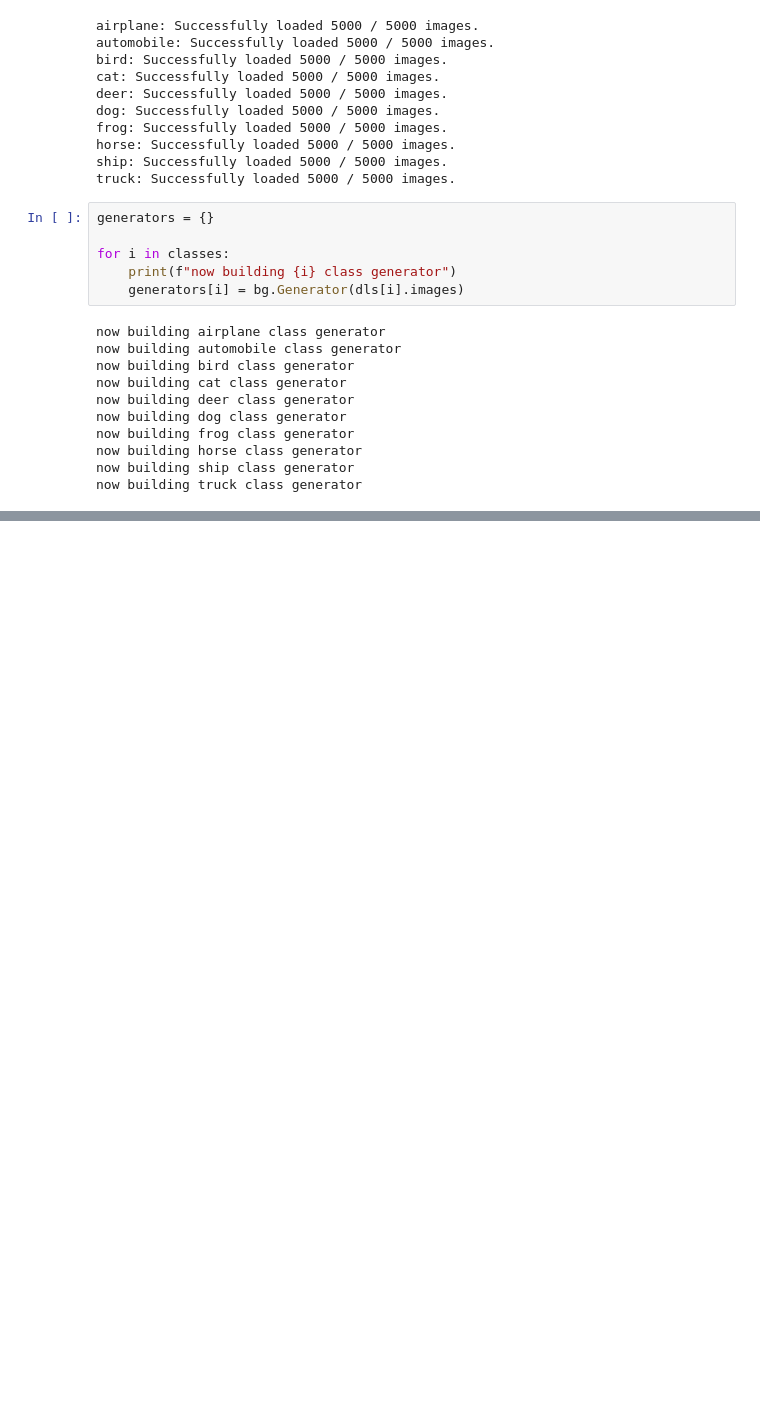
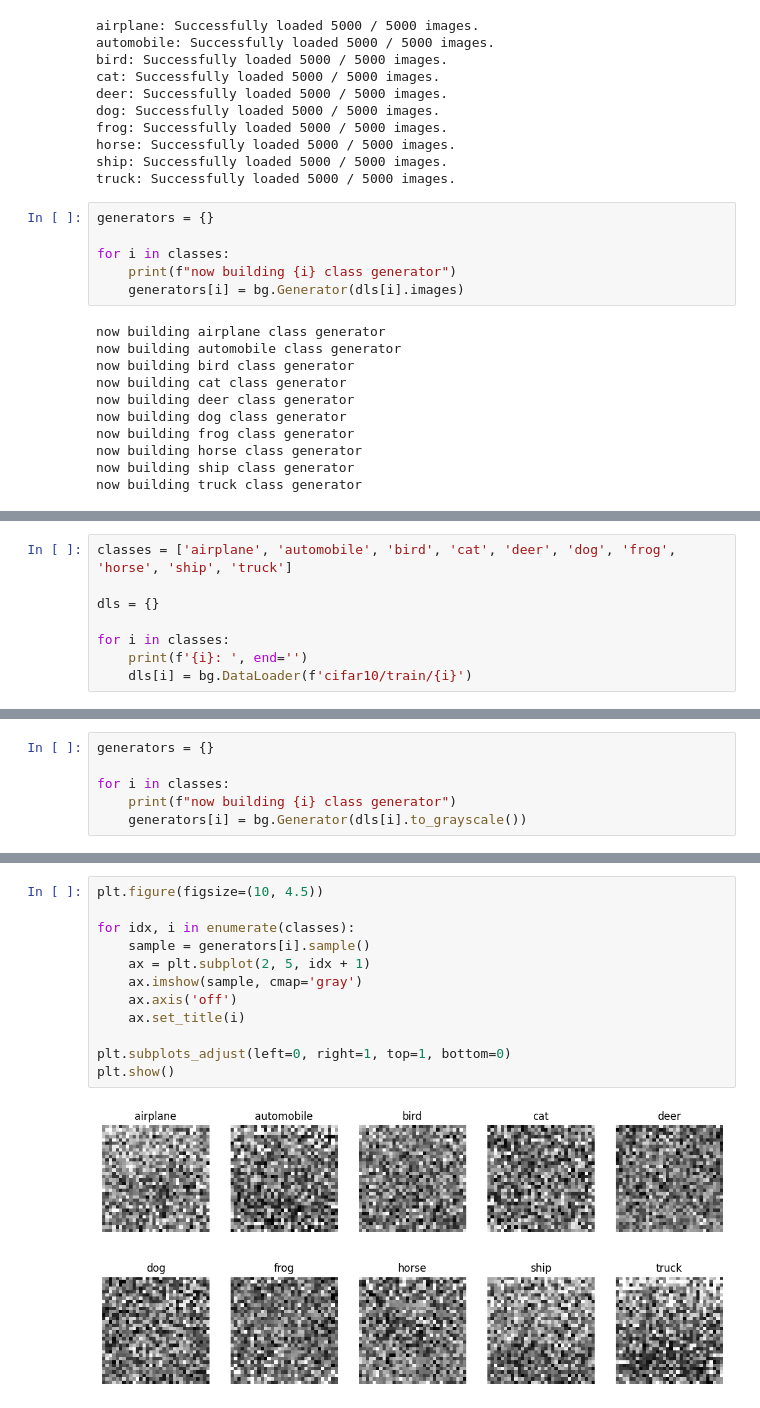
Before and after one commit to 7673502/bucketgen, a Jupyter notebook: demonstration.ipynb, the cells around one changed output, grey strips where cells are left out. Saved outputs shown, nothing was run; the diff lists cells and outputs as text; blank space fills up the shorter version.

```diff
--- a/demonstration.ipynb
+++ b/demonstration.ipynb
@@ -127,0 +130,8 @@ plt.show()
+# %%
+classes = ['airplane', 'automobile', 'bird', 'cat', 'deer', 'dog', 'frog', 'horse', 'ship', 'truck']
+
+dls = {}
+
+for i in classes:
+    print(f'{i}: ', end='')
+    dls[i] = bg.DataLoader(f'cifar10/train/{i}')
@@ -127,0 +149,6 @@ plt.show()
+# %%
+generators = {}
+
+for i in classes:
+    print(f"now building {i} class generator")
+    generators[i] = bg.Generator(dls[i].to_grayscale())
@@ -127,0 +166,14 @@ plt.show()
+# %%
+plt.figure(figsize=(10, 4.5))
+
+for idx, i in enumerate(classes):
+    sample = generators[i].sample()
+    ax = plt.subplot(2, 5, idx + 1)
+    ax.imshow(sample, cmap='gray')
+    ax.axis('off')
+    ax.set_title(i)
+
+plt.subplots_adjust(left=0, right=1, top=1, bottom=0)
+plt.show()
+# %% [output]
+[figure, added]
```
Also changed, not shown: parts of 6 cells of this notebook, 3 other files.
